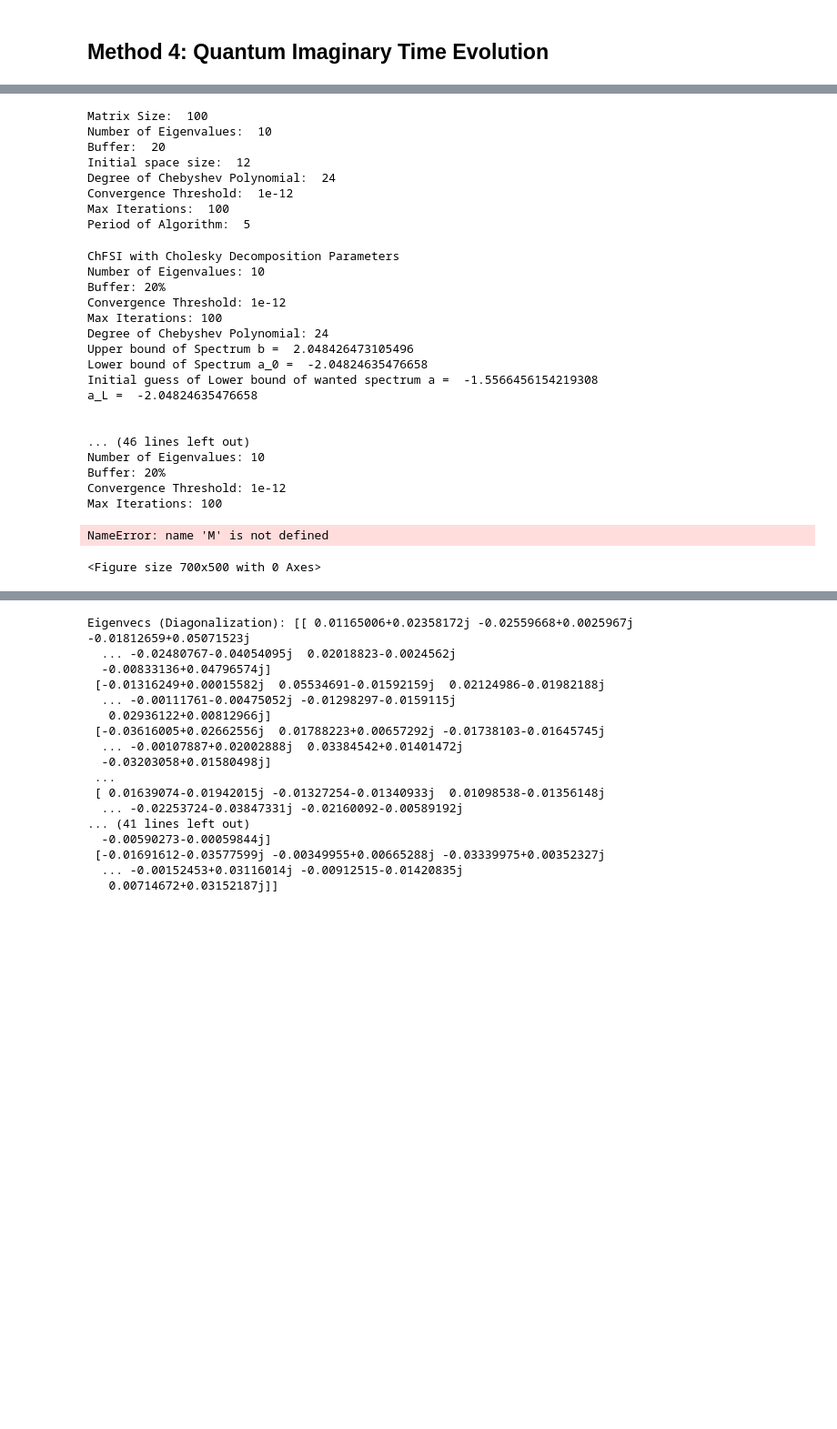
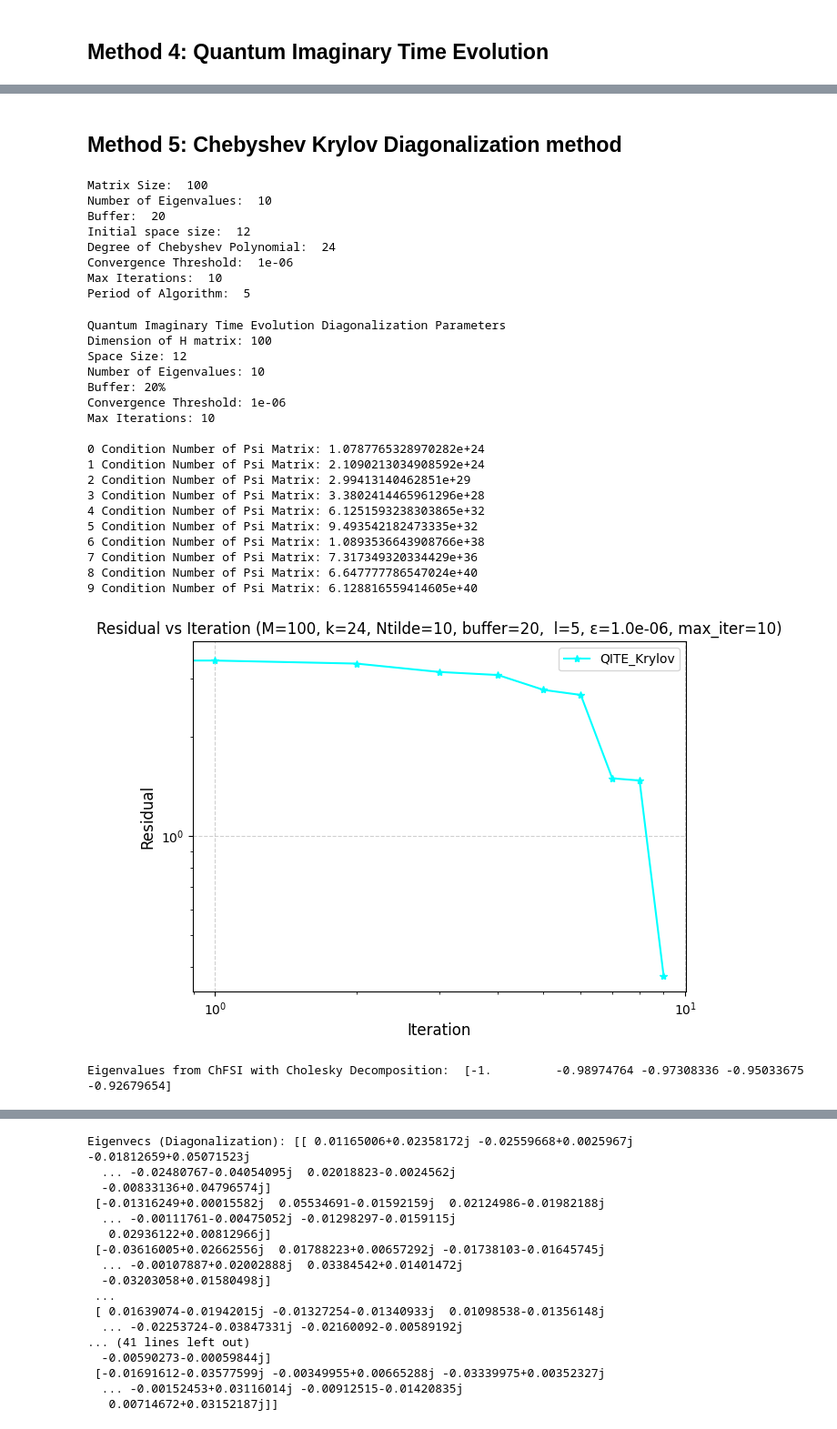
Before and after one commit to Nihar-Shah2001/Quantum_Computing_Notes, a Jupyter notebook: Notes/codes/project.ipynb, the cells around one changed output, grey strips where cells are left out. Shown at 91% size. Cells and saved outputs as stored; diff of their text form; code cells hidden in the pictures; blank space fills up the shorter version.

Commit message:
Updates QITE_kry_nofilter_diag

```diff
--- a/Notes/codes/project.ipynb
+++ b/Notes/codes/project.ipynb
@@ -699,0 +718,2 @@ def Cheby_krylov_diag(H, v_0, k = 24, Ntilde = 10, buffer = 20, epsilon = 1e-16,
+# %% [markdown]
+## Method 5: Chebyshev Krylov Diagonalization method
@@ -704,10 +816,10 @@ Ntilde = 10  # Number of eigenvalues
 buffer = 20  # Buffer for the number of eigenvalues
 N = int((1+(buffer/100)) * Ntilde)  # Number of eigenvalues to be found
 Psi = np.random.randn(M, N) + 1j * np.random.randn(M,N)
-b = np.random.randn(n, 1) + 1j*np.random.randn(n, 1)
+b = np.random.randn(M, 1) + 1j*np.random.randn(M, 1)
 k = 24  # Degree of Chebyshev polynomial
-epsilon = 1e-12  # Tolerance for convergence
-max_iter = 100 # Maximum number of iterations
+epsilon = 1e-6  # Tolerance for convergence
+max_iter = 10 # Maximum number of iterations
 l = 5 # Period of the algorithm for Hybrid Algorithm
 H = generate_hermitian_matrix(M)
 
@@ -725,57 +837,65 @@ Number of Eigenvalues:  10
 Buffer:  20
 Initial space size:  12
 Degree of Chebyshev Polynomial:  24
-Convergence Threshold:  1e-12
-Max Iterations:  100
+Convergence Threshold:  1e-06
+Max Iterations:  10
 Period of Algorithm:  5
 # %%
 # Solving the problem
-eigenvals_chol, eigenvecs_chol, itr_chol, residual_chol = ChFSI_chol(Psi, H, k, Ntilde, buffer, epsilon, max_iter)
-eigenvals_diag, eigenvecs_diag, itr_diag, residual_diag = ChFSI_diag(Psi, H, k, Ntilde, buffer, epsilon, max_iter)
-eigenvals_hybd, eigenvecs_hybd, itr_hybd, residual_hybd = ChFSI_hybd(Psi, H, k, Ntilde, buffer, l, epsilon, max_iter)
-eigenvals_qitediag, eigenvecs_qitediag, itr_qitediag, residual_qitediag = QITE_diag(Psi, H, Ntilde, buffer, epsilon, max_iter)
-eigenvals_qitechol, eigenvecs_qitechol, itr_qitechol, residual_qitechol = QITE_chol(Psi, H, Ntilde, buffer, epsilon, max_iter)
-eigenvals_qitehybd, eigenvecs_qitehybd, itr_qitehybd, residual_qitehybd = QITE_hybd(Psi, H, Ntilde, buffer, l, epsilon, max_iter)
+# eigenvals_chol, eigenvecs_chol, itr_chol, residual_chol = ChFSI_chol(Psi, H, k, Ntilde, buffer, epsilon, max_iter)
+# eigenvals_diag, eigenvecs_diag, itr_diag, residual_diag = ChFSI_diag(Psi, H, k, Ntilde, buffer, epsilon, max_iter)
+# eigenvals_hybd, eigenvecs_hybd, itr_hybd, residual_hybd = ChFSI_hybd(Psi, H, k, Ntilde, buffer, l, epsilon, max_iter)
+# eigenvals_qitediag, eigenvecs_qitediag, itr_qitediag, residual_qitediag = QITE_diag(Psi, H, Ntilde, buffer, epsilon, max_iter)
+# eigenvals_qitechol, eigenvecs_qitechol, itr_qitechol, residual_qitechol = QITE_chol(Psi, H, Ntilde, buffer, epsilon, max_iter)
+# eigenvals_qitehybd, eigenvecs_qitehybd, itr_qitehybd, residual_qitehybd = QITE_hybd(Psi, H, Ntilde, buffer, l, epsilon, max_iter)
+# eigenvals_cHeby_krylov_diag, eigenvecs_cHeby_krylov_diag, itr_cHeby_krylov_diag, residual_cHeby_krylov_diag = Cheby_krylov_nofilter_diag(H, b, Ntilde, buffer, epsilon, max_iter)
+eigenvals_qite_krylov_diag, eigenvecs_qite_krylov_diag, itr_qite_krylov_diag, residual_qite_krylov_diag = QITE_krylov_nofilter_diag(H, b, Ntilde, buffer, epsilon, max_iter)
 eigenvals, eigenvecs = np.linalg.eigh(H)
 # %% [output]
-ChFSI with Cholesky Decomposition Parameters
+Quantum Imaginary Time Evolution Diagonalization Parameters
+Dimension of H matrix: 100
+Space Size: 12
 Number of Eigenvalues: 10
 Buffer: 20%
-Convergence Threshold: 1e-12
-Max Iterations: 100
-Degree of Chebyshev Polynomial: 24
-Upper bound of Spectrum b =  2.048426473105496
-Lower bound of Spectrum a_0 =  -2.04824635476658
-Initial guess of Lower bound of wanted spectrum a =  -1.5566456154219308
-a_L =  -2.04824635476658
+Convergence Threshold: 1e-06
+Max Iterations: 10
 
-
-... (46 lines left out)
-Number of Eigenvalues: 10
-Buffer: 20%
-Convergence Threshold: 1e-12
-Max Iterations: 100
+0 Condition Number of Psi Matrix: 1.0787765328970282e+24
+1 Condition Number of Psi Matrix: 2.1090213034908592e+24
+2 Condition Number of Psi Matrix: 2.99413140462851e+29
+3 Condition Number of Psi Matrix: 3.3802414465961296e+28
+4 Condition Number of Psi Matrix: 6.1251593238303865e+32
+5 Condition Number of Psi Matrix: 9.493542182473335e+32
+6 Condition Number of Psi Matrix: 1.0893536643908766e+38
+7 Condition Number of Psi Matrix: 7.317349320334429e+36
+8 Condition Number of Psi Matrix: 6.647777786547024e+40
+9 Condition Number of Psi Matrix: 6.128816559414605e+40
 # %%
 # Plot the error
 plt.figure(figsize=(7, 5))
 plt.title(f"Residual vs Iteration (M={M}, k={k}, Ntilde={Ntilde}, buffer={buffer},  l={l}, ε={epsilon:.1e}, max_iter={max_iter})")
 
-plt.plot(np.arange(len(residual_chol)-1), residual_chol[1:], marker='s',  label="ChFSI_CD (RAND_INIT)",color="green")
-plt.plot(np.arange(len(residual_diag)-1), residual_diag[1:], marker='o',  label="ChFSI_Diag (RAND_INIT)", color="red")
-plt.plot(np.arange(len(residual_hybd)-1), residual_hybd[1:], marker='^',  label="ChFSI_Hybd (RAND_INIT)",color="blue")
-plt.plot(np.arange(len(residual_qitediag)-1), residual_qitediag[1:], marker='x',  label="QITE_Diag (RAND_INIT)", color="orange")
-plt.plot(np.arange(len(residual_qitechol)-1), residual_qitechol[1:], marker='d',  label="QITE_CD (RAND_INIT)", color="purple")
-plt.plot(np.arange(len(residual_qitehybd)-1), residual_qitehybd[1:], marker='p',  label="QITE_Hybd (RAND_INIT)", color="brown")
+# plt.plot(np.arange(len(residual_chol)-1), residual_chol[1:], marker='s',  label="ChFSI_CD (RAND_INIT)",color="green")
+# plt.plot(np.arange(len(residual_diag)-1), residual_diag[1:], marker='o',  label="ChFSI_Diag (RAND_INIT)", color="red")
+# plt.plot(np.arange(len(residual_hybd)-1), residual_hybd[1:], marker='^',  label="ChFSI_Hybd (RAND_INIT)",color="blue")
+# plt.plot(np.arange(len(residual_qitediag)-1), residual_qitediag[1:], marker='x',  label="QITE_Diag (RAND_INIT)", color="orange")
+# plt.plot(np.arange(len(residual_qitechol)-1), residual_qitechol[1:], marker='d',  label="QITE_CD (RAND_INIT)", color="purple")
+# plt.plot(np.arange(len(residual_qitehybd)-1), residual_qitehybd[1:], marker='p',  label="QITE_Hybd (RAND_INIT)", color="brown")
+# plt.plot(np.arange(len(residual_cHeby_krylov_diag)-1), residual_cHeby_krylov_diag[1:], marker='o', label="Cheby_Krylov (RAND_INIT)", color="black")
+plt.plot(np.arange(len(residual_qite_krylov_diag)-1), residual_qite_krylov_diag[1:], marker='*', label="QITE_Krylov", color="cyan")
 
 plt.yscale("log")
 plt.xscale("log")
 plt.grid(True, linestyle="--", alpha=0.6)
 plt.xlabel("Iteration", fontsize=12)
 plt.ylabel("Residual", fontsize=12)
 # Legend adjustments
 plt.legend()
 plt.show()
 # %% [output]
-NameError: name 'M' is not defined
-<Figure size 700x500 with 0 Axes>
+[figure, added]
+# %%
+print("Eigenvalues from ChFSI with Cholesky Decomposition: ", eigenvals_cHeby_krylov_diag[:Ntilde])
+# %% [output]
+Eigenvalues from ChFSI with Cholesky Decomposition:  [-1.         -0.98974764 -0.97308336 -0.95033675 -0.92679654]
 # %%
```
Also changed, not shown: parts of 10 cells of this notebook.
